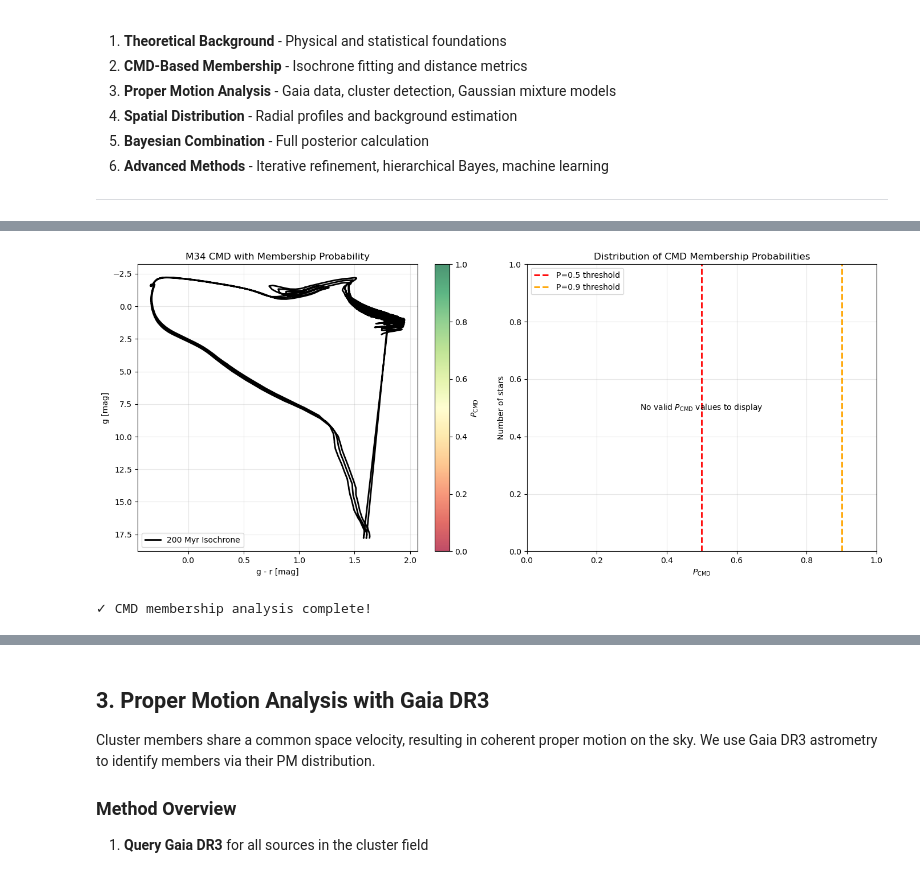
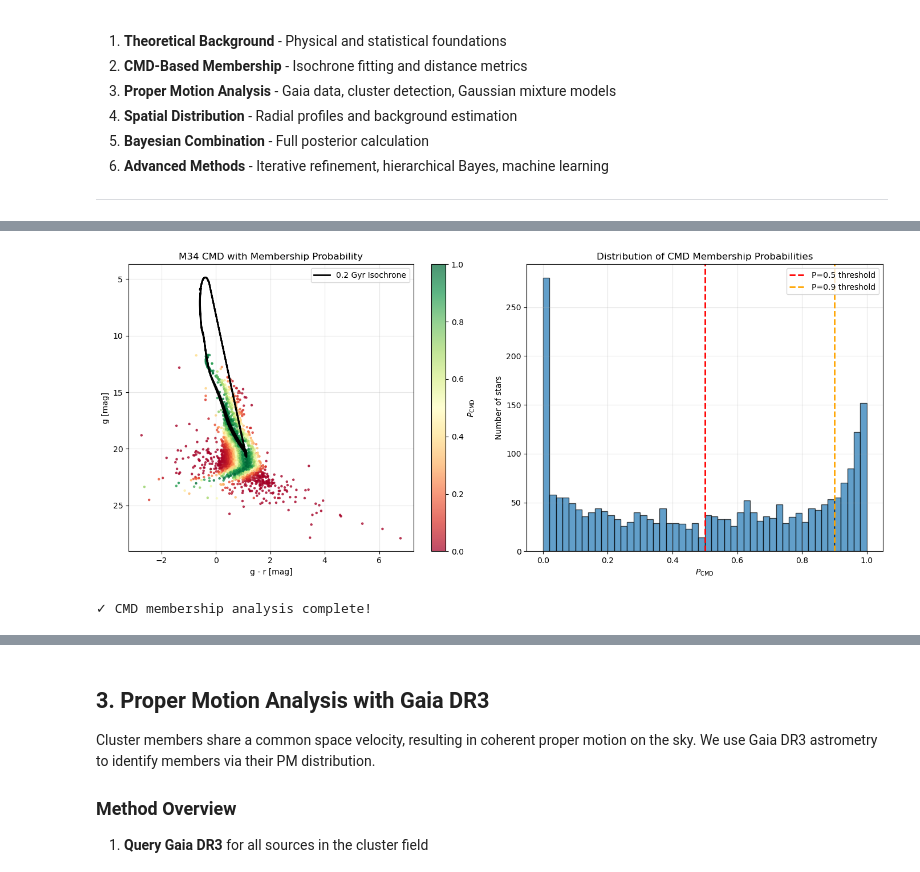
Before and after one commit to padln/phys134, a Jupyter notebook: membership.ipynb, the cells around one changed output, grey strips where cells are left out. Drawn from its saved outputs; the diff is of its cells as text; code cells hidden in the pictures.

```diff
--- a/membership.ipynb
+++ b/membership.ipynb
@@ -560,24 +539,6 @@ def isochrone_distance(stars_color, stars_mag, iso_color, iso_mag,
                        sigma_color, sigma_mag):
     """
     Compute distance of each star to isochrone in CMD space.
-
-    Parameters:
-    -----------
-    stars_color : array (N_stars,)
-        Observed colors
-    stars_mag : array (N_stars,)
-        Observed magnitudes
-    iso_color : array (N_iso,)
-        Isochrone colors
-    iso_mag : array (N_iso,)
-        Isochrone magnitudes
-    sigma_color, sigma_mag : arrays (N_stars,)
-        Photometric uncertainties
-
-    Returns:
-    --------
-    distances : array (N_stars,)
-        Normalized distance to isochrone
     """
     N_stars = len(stars_color)
     N_iso = len(iso_color)
@@ -589,7 +550,7 @@ def isochrone_distance(stars_color, stars_mag, iso_color, iso_mag,
     ])
 
     iso_normalized = np.column_stack([
-        iso_color / np.median(sigma_color),  # Use typical uncertainty
+        iso_color / np.median(sigma_color),
         iso_mag / np.median(sigma_mag)
     ])
 
@@ -618,27 +579,47 @@ def cmd_membership_probability(stars_color, stars_mag, iso_color, iso_mag,
     return prob, distances
 
 # ============================================================================
-# Apply CMD Membership to Real M34 Data
+# Apply CMD Membership (works for both M34 and M2)
 # ============================================================================
 
-print("Computing CMD-based membership probabilities...")
+print(f"Computing CMD-based membership probabilities for {cluster_name}...")
 
-# Compute membership using 200 Myr isochrone
-P_cmd, d_cmd = cmd_membership_probability(
-    stars_color, stars_g,
-    color_iso_m34, g_iso_m34,
-    sigma_color, sigma_g,
+# Valid, finite inputs only; avoid zero errors
+sigma_floor = 0.005  # mag
+mask_valid = (
+    np.isfinite(stars_color) & np.isfinite(stars_g) &
+    np.isfinite(sigma_color) & np.isfinite(sigma_g) &
+    (sigma_color > 0) & (sigma_g > 0)
+)
+stars_color_v = stars_color[mask_valid]
+stars_g_v = stars_g[mask_valid]
+sigma_color_v = np.clip(sigma_color[mask_valid], sigma_floor, None)
+sigma_g_v = np.clip(sigma_g[mask_valid], sigma_floor, None)
+
+# Compute membership on valid subset
+P_cmd_valid, d_cmd_valid = cmd_membership_probability(
+    stars_color_v, stars_g_v,
+    color_iso, g_iso,
+    sigma_color_v, sigma_g_v,
     n_sigma=3.0
 )
 
-# Summary statistics
-n_likely_members = np.sum(P_cmd > 0.5)
-n_high_prob = np.sum(P_cmd > 0.9)
+# Allocate full-length arrays
+P_cmd = np.full(len(stars_color), np.nan)
+d_cmd = np.full(len(stars_color), np.nan)
+P_cmd[mask_valid] = P_cmd_valid
+d_cmd[mask_valid] = d_cmd_valid
+
+# Summary statistics on finite values
+finite = np.isfinite(P_cmd)
+n_likely_members = np.sum(P_cmd[finite] > 0.5)
+n_high_prob = np.sum(P_cmd[finite] > 0.9)
 
 print(f"\n--- CMD Membership Results ---")
-print(f"Stars with P_CMD > 0.5: {n_likely_members} ({100*n_likely_members/len(P_cmd):.1f}%)")
-print(f"Stars with P_CMD > 0.9: {n_high_prob} ({100*n_high_prob/len(P_cmd):.1f}%)")
-print(f"Median distance to isochrone: {np.median(d_cmd):.2f} σ")
+print(f"Valid stars: {np.sum(finite)} / {len(P_cmd)}")
+print(f"Stars with P_CMD > 0.5: {n_likely_members} ({100*n_likely_members/np.sum(finite):.1f}%)")
+print(f"Stars with P_CMD > 0.9: {n_high_prob} ({100*n_high_prob/np.sum(finite):.1f}%)")
+print(f"Median distance to isochrone: {np.nanmedian(d_cmd):.2f} σ")
 
 # Visualize
 fig, axes = plt.subplots(1, 2, figsize=(14, 6))
@@ -647,31 +628,28 @@ fig, axes = plt.subplots(1, 2, figsize=(14, 6))
 ax = axes[0]
 scatter = ax.scatter(stars_color, stars_g, c=P_cmd, s=5,
                      cmap='RdYlGn', vmin=0, vmax=1, alpha=0.7)
-ax.plot(color_iso_m34, g_iso_m34, 'k-', lw=2, label='200 Myr Isochrone')
+ax.plot(color_iso, g_iso, 'k-', lw=2, label=f'{age_gyr} Gyr Isochrone')
 plt.colorbar(scatter, ax=ax, label='$P_{\\rm CMD}$')
 ax.set_xlabel('g - r [mag]')
 ax.set_ylabel('g [mag]')
 ax.invert_yaxis()
 ax.legend()
-ax.set_title('M34 CMD with Membership Probability')
+ax.set_title(f'{cluster_name} CMD with Membership Probability')
 ax.grid(True, alpha=0.3)
 
 # Probability distribution
 ax = axes[1]
-# Filter out NaNs before creating the histogram to avoid "autodetected range" errors
-valid_idx = ~np.isnan(P_cmd)
+valid_idx = np.isfinite(P_cmd)
 if np.any(valid_idx):
     ax.hist(P_cmd[valid_idx], bins=50, alpha=0.7, edgecolor='black')
+    ax.axvline(0.5, color='red', linestyle='--', lw=2, label='P=0.5 threshold')
+    ax.axvline(0.9, color='orange', linestyle='--', lw=2, label='P=0.9 threshold')
+    ax.set_xlabel('$P_{\\rm CMD}$')
+    ax.set_ylabel('Number of stars')
+    ax.set_title('Distribution of CMD Membership Probabilities')
+    ax.legend()
 else:
-    # No valid probabilities available: show a message instead of attempting a histogram
-    ax.text(0.5, 0.5, 'No valid $P_{\\rm CMD}$ values to display', ha='center', va='center', transform=ax.transAxes)
-
-ax.axvline(0.5, color='red', linestyle='--', lw=2, label='P=0.5 threshold')
-ax.axvline(0.9, color='orange', linestyle='--', lw=2, label='P=0.9 threshold')
-ax.set_xlabel('$P_{\\rm CMD}$')
-ax.set_ylabel('Number of stars')
-ax.set_title('Distribution of CMD Membership Probabilities')
-ax.legend()
+    ax.text(0.5, 0.5, 'No valid $P_{\\rm CMD}$ values', ha='center', va='center', transform=ax.transAxes)
 ax.grid(True, alpha=0.3)
 
 plt.tight_layout()
@@ -688,4 +667,4 @@ Median distance to isochrone: nan σ
-[figure, old version]
+[figure, new version]
 ✓ CMD membership analysis complete!
 # %%
 from astroquery.gaia import Gaia
```
Also changed, not shown: parts of 15 cells of this notebook, 29 other files.
